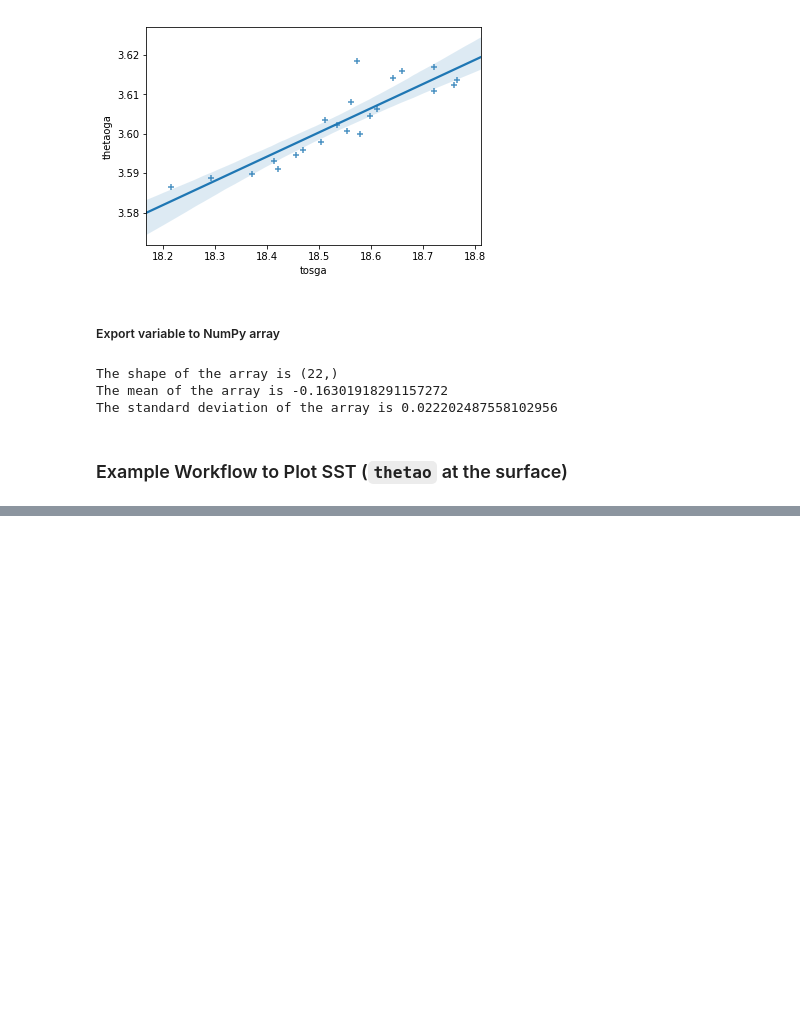
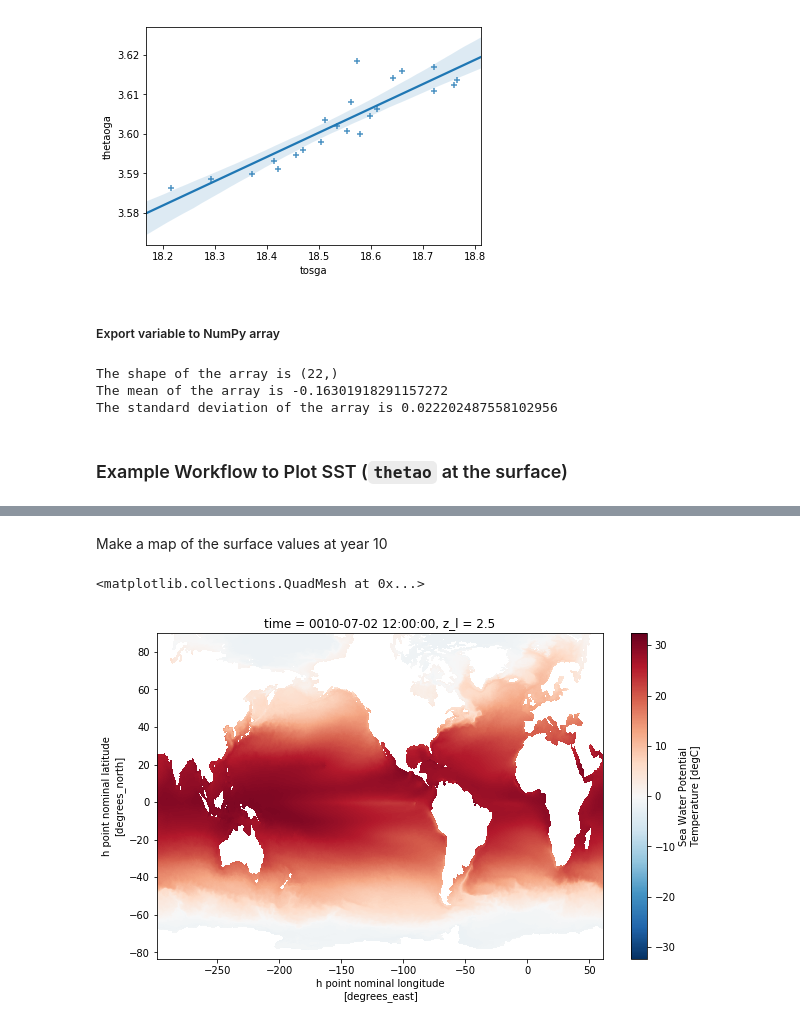
Before and after one commit to jkrasting/doralite, a Jupyter notebook: examples/api_examples.ipynb, the cells around one changed output, grey strips where cells are left out. Drawn from its saved outputs; the diff is of its cells as text; code cells hidden in the pictures; blank space fills up the shorter version.

Commit message:
Added surface map plot to example notebook

```diff
--- a/examples/api_examples.ipynb
+++ b/examples/api_examples.ipynb
@@ -113,9 +113,7 @@ filepath = metadata['pathPP']+'ocean_annual_z/ts/annual/10yr/ocean_annual_z.0001
 print(filepath)
 
 # consider dmgetting the file first, otherwise load file as an xarray dataset
-#ds = xr.open_dataset(filepath)
-
-# plot sst
-#ds.thetao(slice(lev=0)).plot()
+ds = xr.open_dataset(filepath)
+print(ds)
 # %% [output]
 /archive/Niki.Zadeh/xanadu_esm4_20190304_devgfdl_20200330/CM4_2010Control_C_noBLING_c192_OM4p125/gfdl.ncrc4-intel18-prod-openmp/pp/ocean_annual_z/ts/annual/10yr/ocean_annual_z.0001-0010.thetao.nc
@@ -121,0 +136,7 @@ print(filepath)
+# %% [markdown]
+Make a map of the surface values at year 10
+# %%
+ds.thetao.sel(time='0010-07-02',z_l=2.5).plot(figsize=(10,6))
+# %% [output]
+<matplotlib.collections.QuadMesh at 0x...>
+[figure, added]
```
Also changed, not shown: parts of 5 cells of this notebook.
